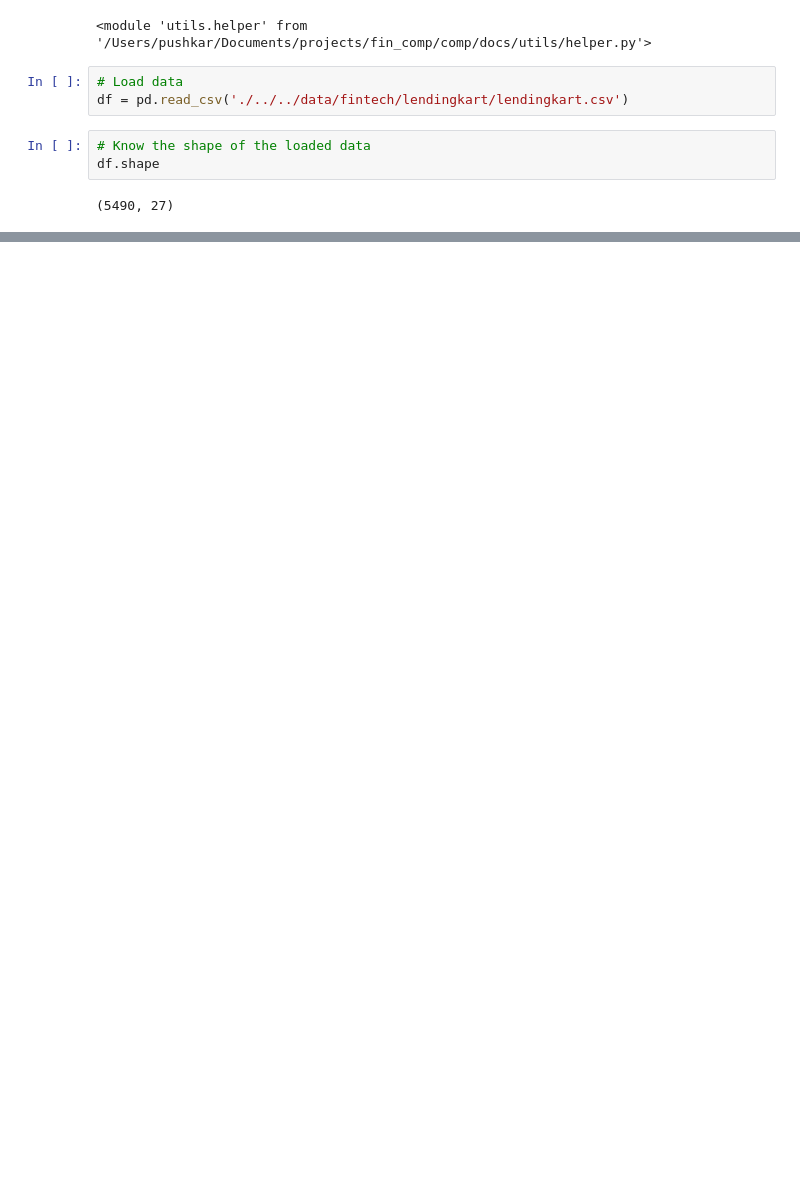
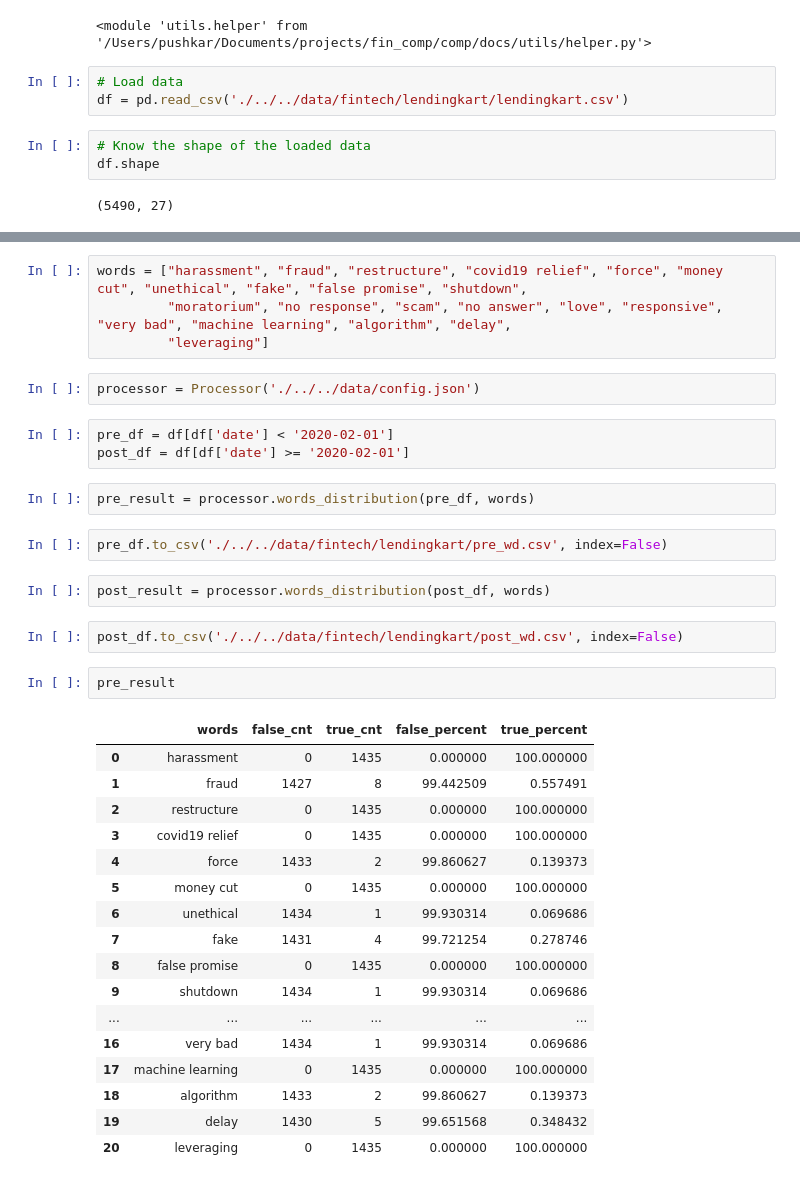
Before and after one commit to patilpushkarp/comp, a Jupyter notebook: comp/docs/individual/fintech/distribution_lendingkart.ipynb, the cells around one changed output, grey strips where cells are left out. Saved outputs shown, nothing was run; the diff lists cells and outputs as text; blank space fills up the shorter version.

```diff
--- a/comp/docs/individual/fintech/distribution_lendingkart.ipynb
+++ b/comp/docs/individual/fintech/distribution_lendingkart.ipynb
@@ -51,0 +39,37 @@ corrected text: do
+# %%
+words = ["harassment", "fraud", "restructure", "covid19 relief", "force", "money cut", "unethical", "fake", "false promise", "shutdown",
+         "moratorium", "no response", "scam", "no answer", "love", "responsive", "very bad", "machine learning", "algorithm", "delay",
+         "leveraging"]
+# %%
+processor = Processor('./../../data/config.json')
+# %%
+pre_df = df[df['date'] < '2020-02-01']
+post_df = df[df['date'] >= '2020-02-01']
+# %%
+pre_result = processor.words_distribution(pre_df, words)
+# %%
+pre_df.to_csv('./../../data/fintech/lendingkart/pre_wd.csv', index=False)
+# %%
+post_result = processor.words_distribution(post_df, words)
+# %%
+post_df.to_csv('./../../data/fintech/lendingkart/post_wd.csv', index=False)
+# %%
+pre_result
+# %% [output]
+|  | words | false_cnt | true_cnt | false_percent | true_percent |
+| 0 | harassment | 0 | 1435 | 0.000000 | 100.000000 |
+| 1 | fraud | 1427 | 8 | 99.442509 | 0.557491 |
+| 2 | restructure | 0 | 1435 | 0.000000 | 100.000000 |
+| 3 | covid19 relief | 0 | 1435 | 0.000000 | 100.000000 |
+| 4 | force | 1433 | 2 | 99.860627 | 0.139373 |
+| 5 | money cut | 0 | 1435 | 0.000000 | 100.000000 |
+| 6 | unethical | 1434 | 1 | 99.930314 | 0.069686 |
+| 7 | fake | 1431 | 4 | 99.721254 | 0.278746 |
+| 8 | false promise | 0 | 1435 | 0.000000 | 100.000000 |
+| 9 | shutdown | 1434 | 1 | 99.930314 | 0.069686 |
+| ... | ... | ... | ... | ... | ... |
+| 16 | very bad | 1434 | 1 | 99.930314 | 0.069686 |
+| 17 | machine learning | 0 | 1435 | 0.000000 | 100.000000 |
+| 18 | algorithm | 1433 | 2 | 99.860627 | 0.139373 |
+| 19 | delay | 1430 | 5 | 99.651568 | 0.348432 |
+| 20 | leveraging | 0 | 1435 | 0.000000 | 100.000000 |
```
Also changed, not shown: parts of 8 cells of this notebook, 4 other files.
